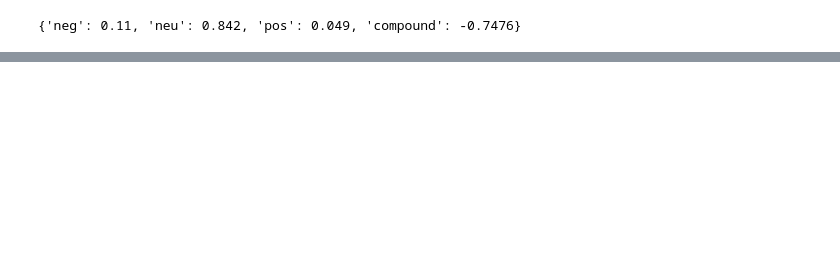
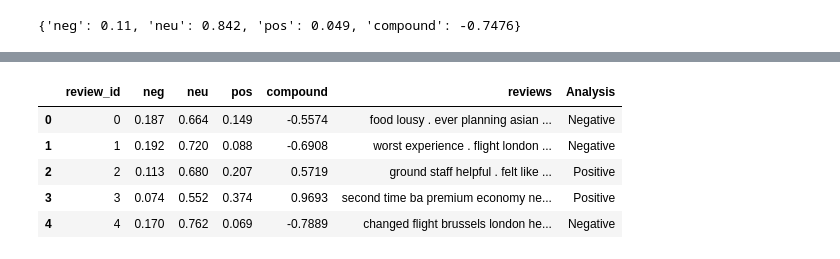
Before and after one commit to YoussefRnd/British-Airways-virtual-internship, a Jupyter notebook: british_airway_task1.ipynb, the cells around one changed output, grey strips where cells are left out. Cells and saved outputs as stored; diff of their text form; code cells hidden in the pictures; blank space fills up the shorter version.

```diff
--- a/british_airway_task1.ipynb
+++ b/british_airway_task1.ipynb
@@ -180,0 +203,9 @@ vaders
+# %%
+vaders.head()
+# %% [output]
+|  | review_id | neg | neu | pos | compound | reviews | Analysis |
+| 0 | 0 | 0.187 | 0.664 | 0.149 | -0.5574 | food lousy . ever planning asian ... | Negative |
+| 1 | 1 | 0.192 | 0.720 | 0.088 | -0.6908 | worst experience . flight london ... | Negative |
+| 2 | 2 | 0.113 | 0.680 | 0.207 | 0.5719 | ground staff helpful . felt like ... | Positive |
+| 3 | 3 | 0.074 | 0.552 | 0.374 | 0.9693 | second time ba premium economy ne... | Positive |
+| 4 | 4 | 0.170 | 0.762 | 0.069 | -0.7889 | changed flight brussels london he... | Negative |
```
Also changed, not shown: parts of 12 cells of this notebook.
